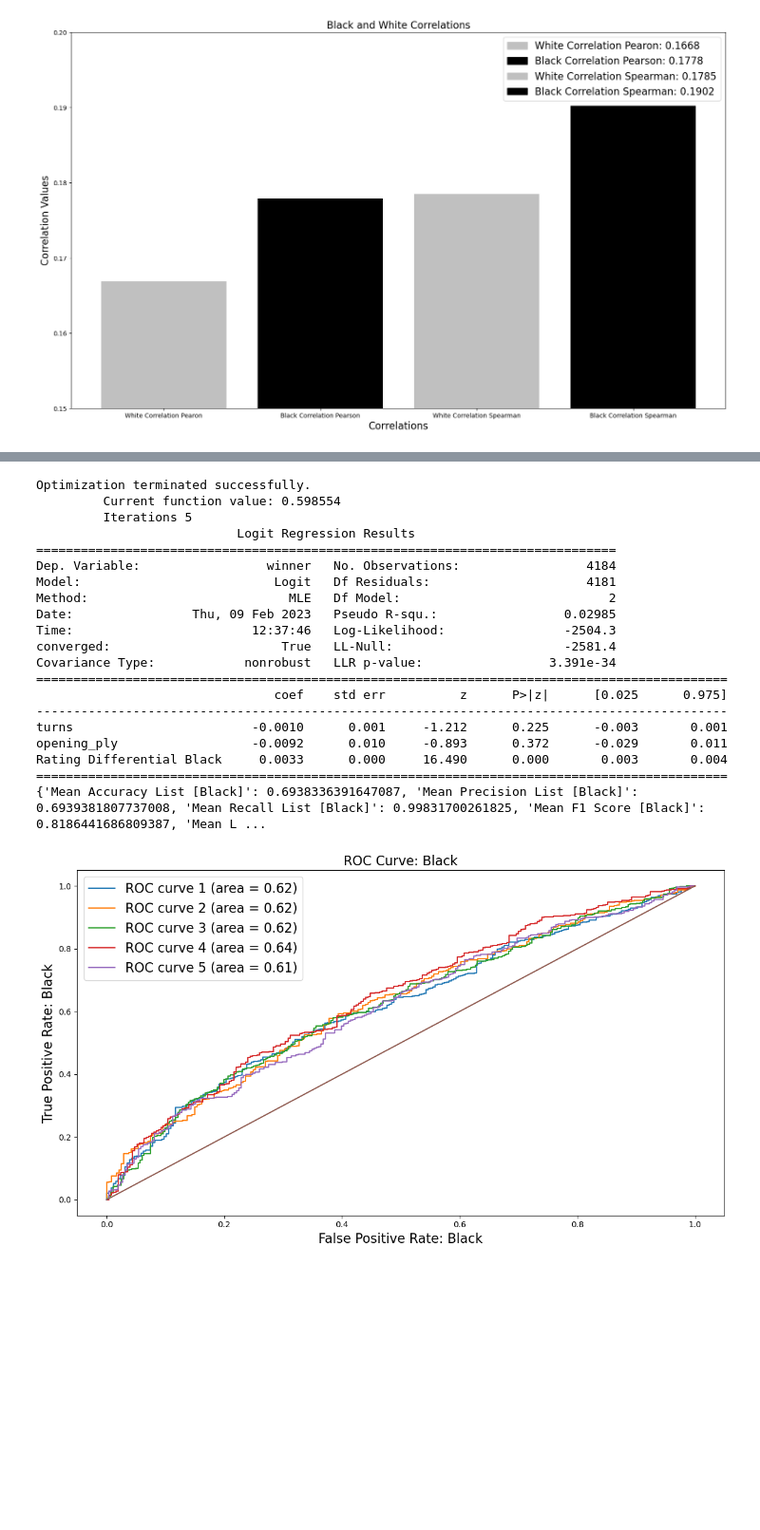
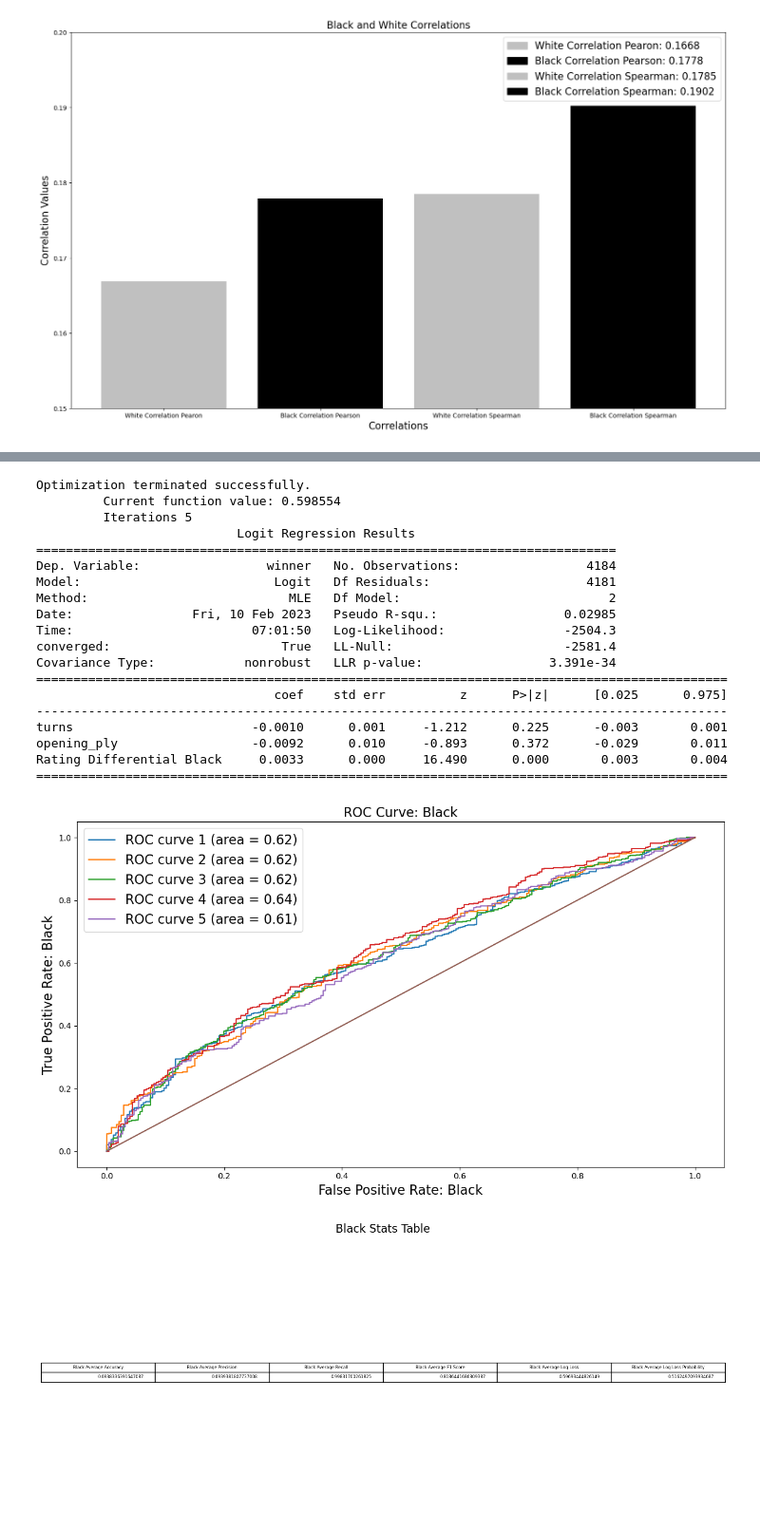
Before and after one commit to mbrann2/chess_games, a Jupyter notebook: notebooks/final_functions.ipynb, the cells around one changed output, grey strips where cells are left out. Shown at 95% size. Drawn from its saved outputs; the diff is of its cells as text; code cells hidden in the pictures; blank space fills up the shorter version.

```diff
--- a/notebooks/final_functions.ipynb
+++ b/notebooks/final_functions.ipynb
@@ -198,7 +198,7 @@ Rating Differential White     0.0035      0.000     17.053      0.000       0.00
 # %%
 # Defer to paragraph in top of previous cell for explanation.
 
-black_log_reg = chess.test_train_black(chess_df, path1='../images/roc_curve_black.png', path2='../images/stats_model_black.png')
+black_log_reg = chess.test_train_black(black_diff, path1='../images/roc_curve_black.png', path2='../images/stats_model_black.png', path3='../images/black_stats_table.png')
 
 # The average accuracy and average precision across all 5 folds for black are both respectable and nearly the same with the average accuracy being approximately 69.38% and the average precision being approximately 69.39%.
 # Accuracy is a function of true positives, true negatives, false positives, or probability of false alarms, and false negatives, or probability of incorrectly identifying that an attribute is absent.
@@ -207,36 +207,36 @@ black_log_reg = chess.test_train_black(chess_df, path1='../images/roc_curve_blac
 # We can ascertain that our logistic regression model has a reasonable amount of false positives, or incorrectly predicting the positive class of 1, when it should be predicting the negative class of 0, hence false positives are generated.
 # The average recall across all 5 folds for black was excellent with a result of approximately 99.83%.
 # Recall is a function of true positives, or probability of detection, and false negatives, which is the probability of incorrectly identifying that an attribute is absent.
 # We can ascertain that our logistic regression model has very few false negatives, which would be missing the ability to successfully predict the correct, positive class of 1 and instead predicting a negative class of 0.
 # The average F1 Score across all 5 folds for black was very good with a result of approximately 81.86%.
 # The average F1 score is a function of the average precision and average recall.
 # The relatively good mean precision of 69.39% and stellar mean recall of 99.83% is yielding the great F1 score of approximately 81.86%.
 # The average log loss across all 5 folds for black was only average with a result of approximately 0.5969, where 0 is optimal.
 # The average log loss is effectively how close the model is to predicting the corresponding true values of 0 and 1, respectively.
 # The associated average probability of the log loss across all 5 folds for black was determined to be approximately 0.5162, which effectively denotes the probability of the logistic regression model predicting the proper class, 0 for draws & losses, and 1 for wins, respectively.
 # The mediocre result for average log loss and average log loss probability could be due to an imbalanced dataset that truly contains significantly more wins, or binary values of 1, in comparison to draws & losses, or binary values of 0.
 # %% [output]
 Optimization terminated successfully.
          Current function value: 0.598554
          Iterations 5
                            Logit Regression Results
 ==============================================================================
 Dep. Variable:                 winner   No. Observations:                 4184
 Model:                          Logit   Df Residuals:                     4181
 Method:                           MLE   Df Model:                            2
-Date:                Thu, 09 Feb 2023   Pseudo R-squ.:                 0.02985
-Time:                        12:37:46   Log-Likelihood:                -2504.3
+Date:                Fri, 10 Feb 2023   Pseudo R-squ.:                 0.02985
+Time:                        07:01:50   Log-Likelihood:                -2504.3
 converged:                       True   LL-Null:                       -2581.4
 Covariance Type:            nonrobust   LLR p-value:                 3.391e-34
 =============================================================================================
                                 coef    std err          z      P>|z|      [0.025      0.975]
 ---------------------------------------------------------------------------------------------
 turns                        -0.0010      0.001     -1.212      0.225      -0.003       0.001
 opening_ply                  -0.0092      0.010     -0.893      0.372      -0.029       0.011
 Rating Differential Black     0.0033      0.000     16.490      0.000       0.003       0.004
 =============================================================================================
-{'Mean Accuracy List [Black]': 0.6938336391647087, 'Mean Precision List [Black]': 0.6939381807737008, 'Mean Recall List [Black]': 0.99831700261825, 'Mean F1 Score [Black]': 0.8186441686809387, 'Mean L ...
 [figure]
+[figure, added]
 # %%
 # Conclusion
 # When comparing filtered games where white is the superior opponent with black being the superior opponent, the total games in each respective database very similar with comparable wins versus draws and losses.
```
Also changed, not shown: parts of 1 cell of this notebook, 9 other files.
